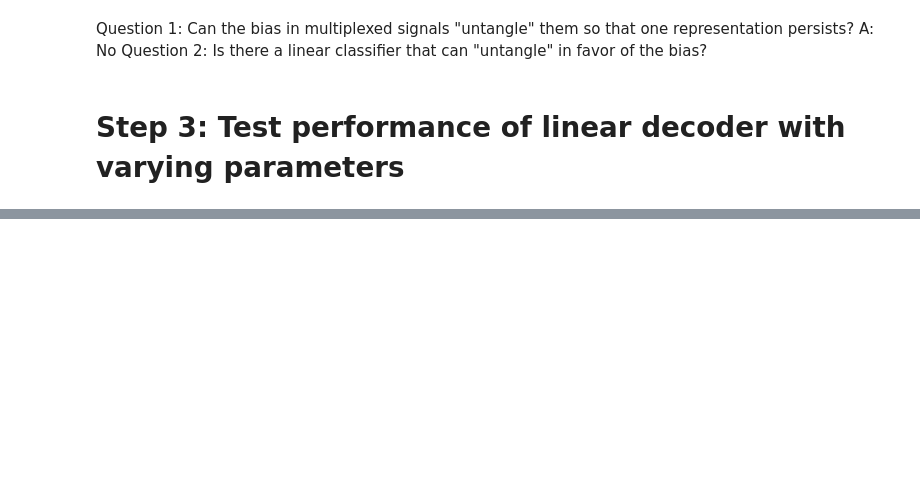
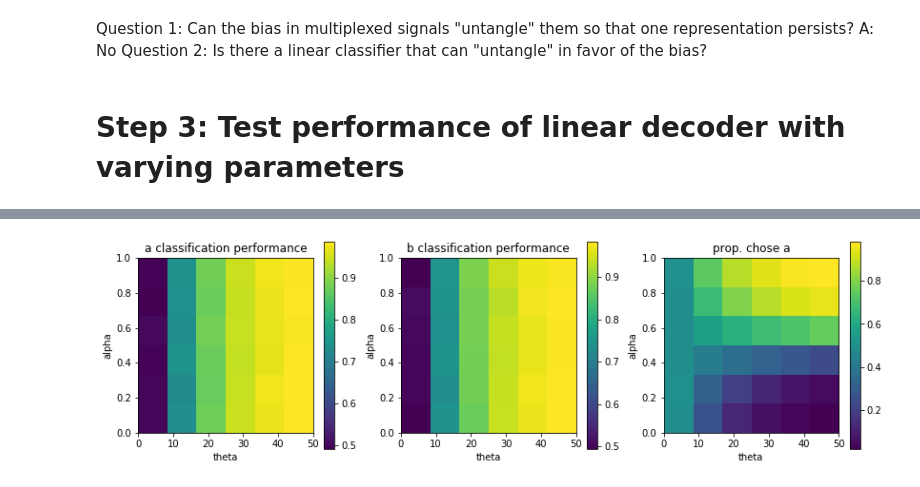
Before and after one commit to chacker17/CSHL22_courseProject, a Jupyter notebook: Multiplexing and population codes.ipynb, the cells around one changed output, grey strips where cells are left out. Cells and saved outputs as stored; diff of their text form; code cells hidden in the pictures; blank space fills up the shorter version.

```diff
--- a/Multiplexing and population codes.ipynb
+++ b/Multiplexing and population codes.ipynb
@@ -177,8 +175,8 @@ Question 2: Is there a linear classifier that can "untangle" in favor of the bia
 # %% [markdown]
 # Step 3: Test performance of linear decoder with varying parameters
 # %%
-default_num_pres = 50 # number of presentations to simulate
+default_num_pres = 30 # number of presentations to simulate
 default_num_units = 50 # number of units in the population (max 534 recorded)
-default_prop_maj = 0.25 # likelihood of representing stimulus a vs. stimulus b (<0.5 favors b, >0.5 favors a)
-default_theta = 10 # angle between vectors a and b (deg)
+default_prop_maj = 0.75 # likelihood of representing stimulus a vs. stimulus b (<0.5 favors b, >0.5 favors a)
+default_theta = 20 # angle between vectors a and b (deg)
 # %%
@@ -326,0 +330,12 @@ plt.show()
+# %%
+theta_test = [0, 10, 20, 30, 40, 50]
+propMaj_test = [0, 0.2, 0.4, 0.6, 0.8, 1]
+perf_by_units_a = np.empty((len(propMaj_test),len(theta_test)))
+perf_by_units_b = np.empty((len(propMaj_test),len(theta_test)))
+prop_b_by_units = np.empty((len(propMaj_test),len(theta_test)))
+for i in range(0, len(propMaj_test)):
+    for j in range(0, len(theta_test)):
+        mean_perf_a, mean_perf_b, prop_b = cross_validated_decoder(default_num_pres, default_num_units, propMaj_test[i], theta_test[j])
+        perf_by_units_a[i, j] = np.nanmean(mean_perf_a)
+        perf_by_units_b[i, j] = np.nanmean(mean_perf_b)
+        prop_b_by_units[i, j] = np.nanmean(prop_b)
@@ -326,0 +373,34 @@ plt.show()
+# %%
+fig, (ax1, ax2, ax3) = plt.subplots(1, 3, figsize=(14,4))
+
+a = ax1.imshow(perf_by_units_a, extent=[0, 1, 0, 1])
+ax1.set_ylabel('alpha')
+ax1.set_xlabel('theta')
+# ax1.spines['top'].set_visible(False)
+# ax1.spines['right'].set_visible(False)
+ax1.set_title('a classification performance')
+# ax1.legend()
+# ax1.legend(ncol=2)
+ax1.set(ylim=((0, 1)))
+t = plt.colorbar(a, ax=ax1)
+ax1.set_xticks([0, 0.2, 0.4, 0.6, 0.8, 1])
+ax1.set_xticklabels(['0', '10', '20', '30', '40', '50'])
+# ax1.colorbar(c)
+
+b = ax2.imshow(perf_by_units_b, extent = [0, 1, 0, 1])
+ax2.set_ylabel('alpha')
+ax2.set_xlabel('theta')
+ax2.set_title('b classification performance')
+t = plt.colorbar(b, ax=ax2)
+ax2.set_xticks([0, 0.2, 0.4, 0.6, 0.8, 1])
+ax2.set_xticklabels(['0', '10', '20', '30', '40', '50'])
+
+c = ax3.imshow(prop_b_by_units, extent = [0, 1, 0, 1])
+ax3.set_ylabel('alpha')
+ax3.set_xlabel('theta')
+ax3.set_title('prop. chose a')
+t = plt.colorbar(c, ax=ax3)
+ax3.set_xticks([0, 0.2, 0.4, 0.6, 0.8, 1])
+t = ax3.set_xticklabels(['0', '10', '20', '30', '40', '50'])
+# %% [output]
+[figure, added]
```
Also changed, not shown: parts of 10 cells of this notebook, 14 other files.
